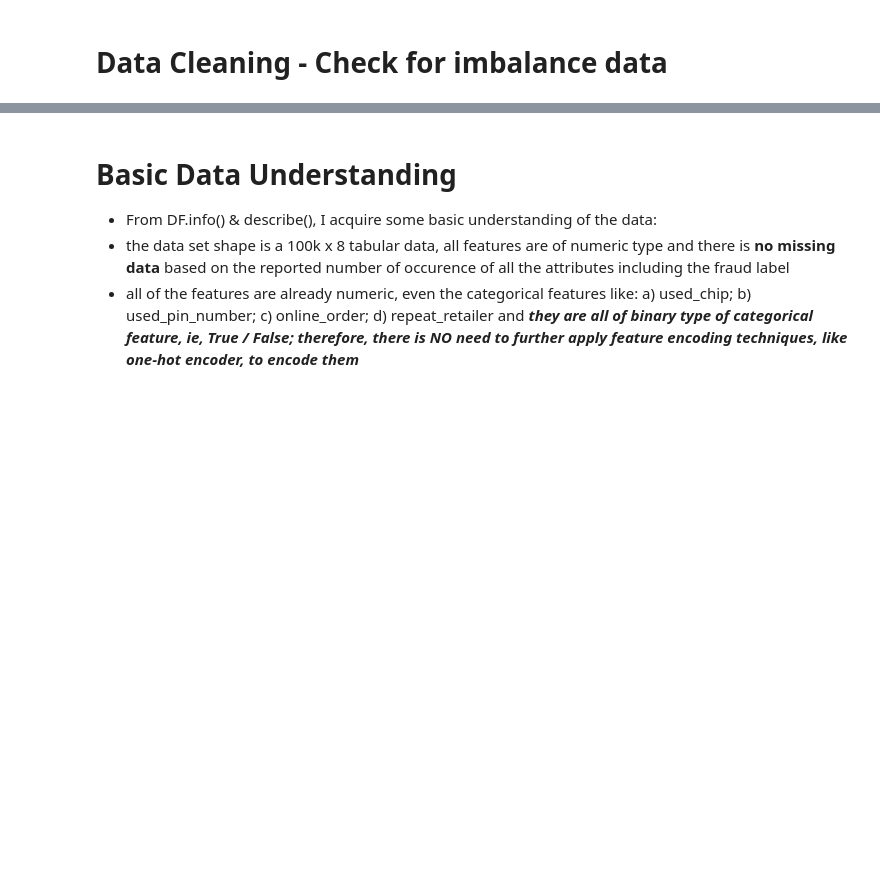
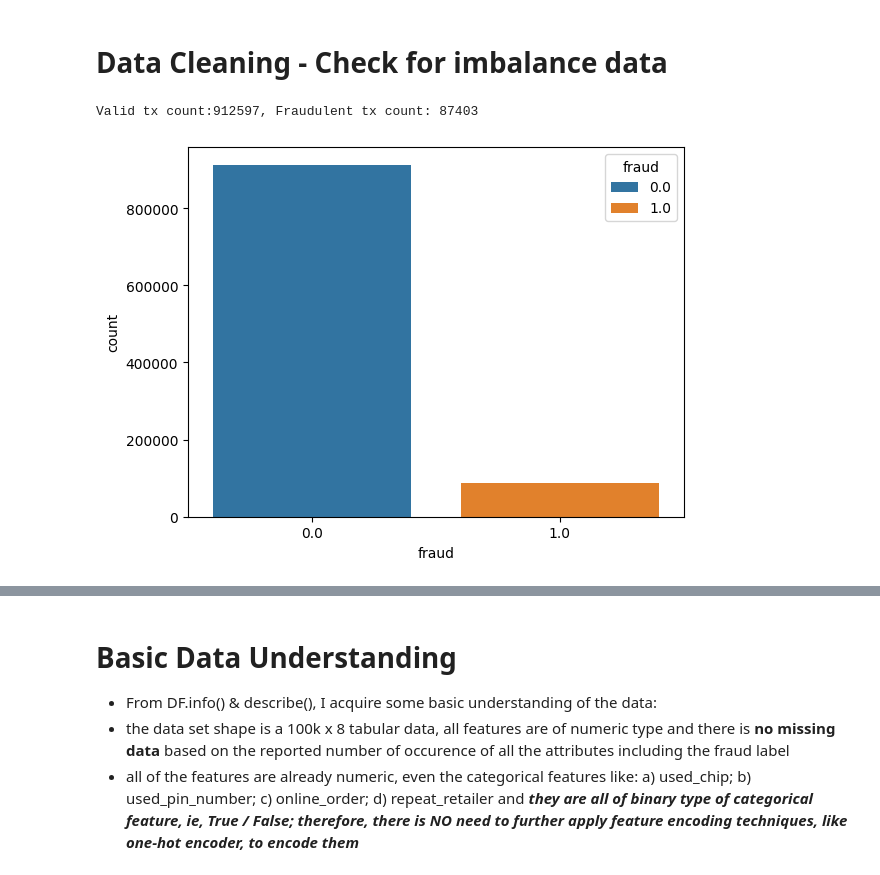
Before and after one commit to project4sharing/exp_credit_card_fraud, a Jupyter notebook: credit_card_fraud.ipynb, the cells around one changed output, grey strips where cells are left out. Saved outputs shown, nothing was run; the diff lists cells and outputs as text; code cells hidden in the pictures; blank space fills up the shorter version.

Commit message:
data cleaning - over-sampling

```diff
--- a/credit_card_fraud.ipynb
+++ b/credit_card_fraud.ipynb
@@ -124,3 +125,12 @@ df_credit_card_fraud_org.describe(include='all', percentiles=[0.25, 0.5, 0.9, 0.
 | max | 10632.723672 | 11851.104565 | 267.802942 | 1.000000 | 1.000000 | ... |
 # %% [markdown]
 # Data Cleaning - Check for imbalance data
+# %%
+fraud_count = df_credit_card_fraud_org["fraud"].value_counts().tolist()
+print(f"Valid tx count:{fraud_count[0]}, Fraudulent tx count: {fraud_count[1]}")
+
+sns.countplot(x = 'fraud', data = df_credit_card_fraud_org, hue='fraud', stat='count', legend='auto')
+plt.show()
+# %% [output]
+Valid tx count:912597, Fraudulent tx count: 87403
+[figure, added]
```
Also changed, not shown: parts of 2 cells of this notebook.
